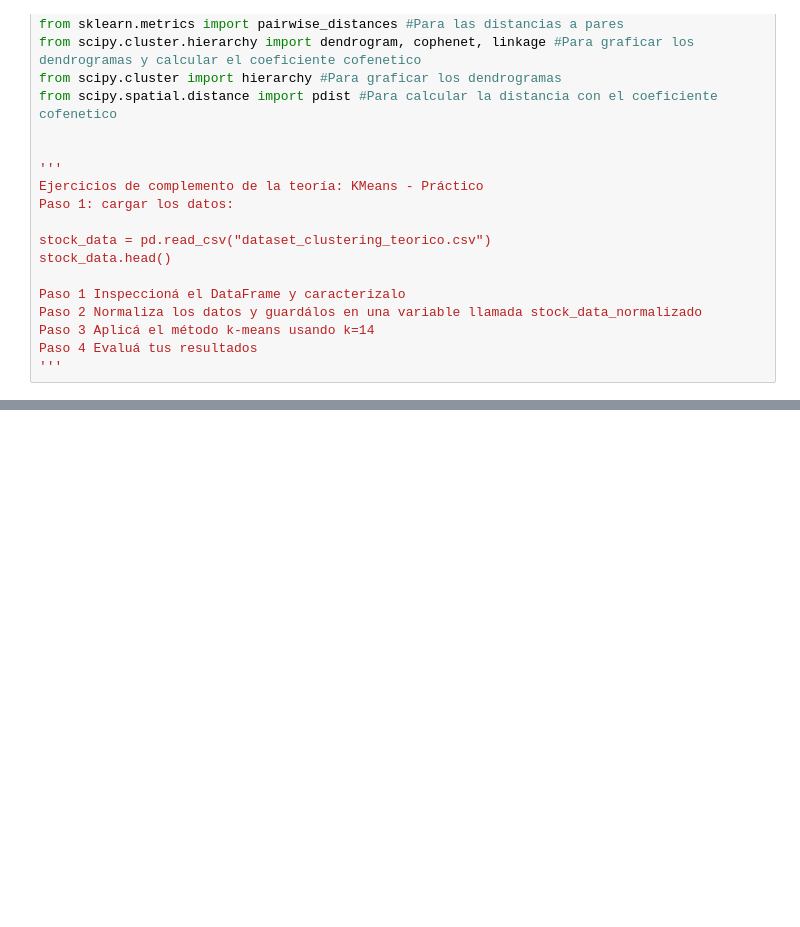
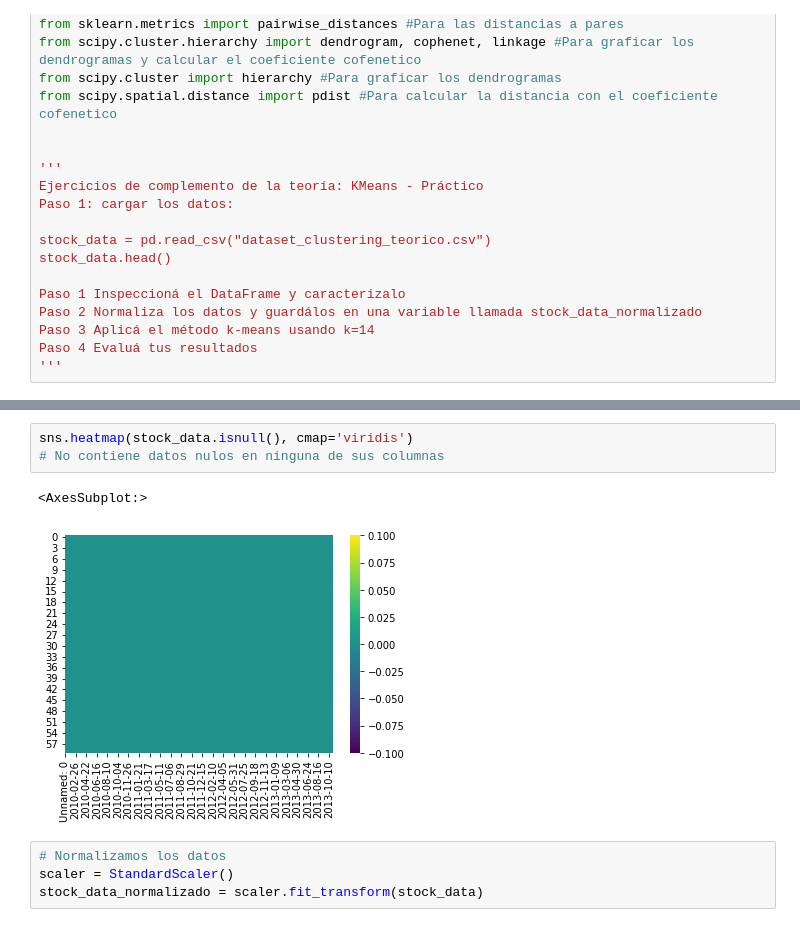
Before and after one commit to Lorenzoriccio/F-de-Informatica-sample, a Jupyter notebook: ciencia_de_datos/Pandas/Práctica/kmeans_p.ipynb, the cells around one changed output, grey strips where cells are left out. Saved outputs shown, nothing was run; the diff lists cells and outputs as text; blank space fills up the shorter version.

```diff
--- a/ciencia_de_datos/Pandas/Práctica/kmeans_p.ipynb
+++ b/ciencia_de_datos/Pandas/Práctica/kmeans_p.ipynb
@@ -35,0 +63,10 @@ FileNotFoundError: [Errno 2] No such file or directory: 'dataset_clustering_teor
+# %%
+sns.heatmap(stock_data.isnull(), cmap='viridis')
+# No contiene datos nulos en ninguna de sus columnas
+# %% [output]
+<AxesSubplot:>
+[figure, added]
+# %%
+# Normalizamos los datos
+scaler = StandardScaler()
+stock_data_normalizado = scaler.fit_transform(stock_data)
```
Also changed, not shown: parts of 4 cells of this notebook, 3 other files.
